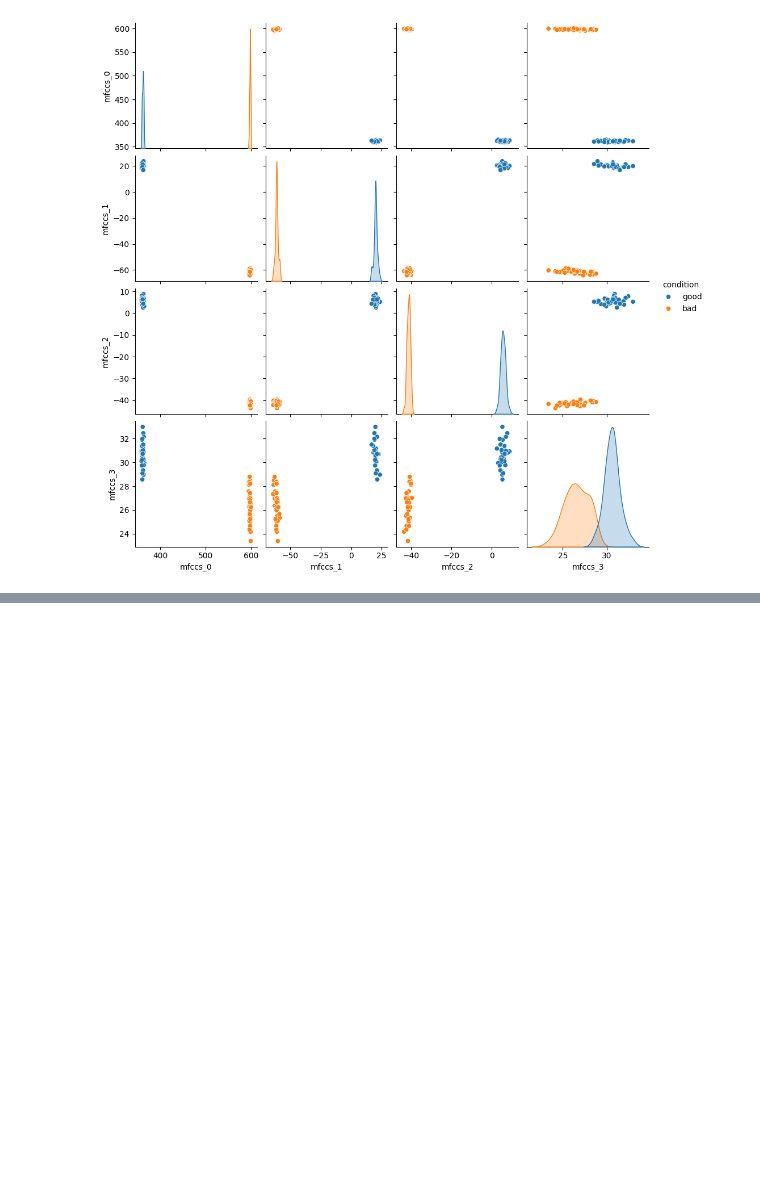
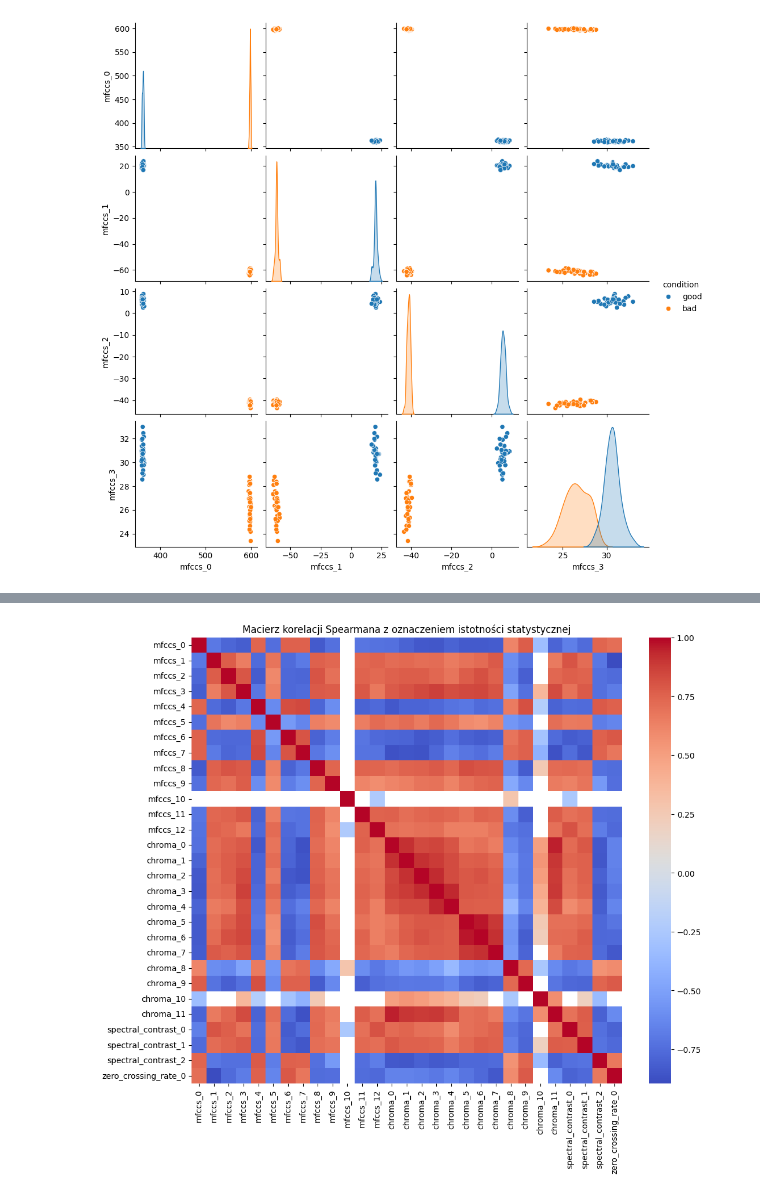
Before and after one commit to Mikaelow/Praca-inzynierska, a Jupyter notebook: lozyska.ipynb, the cells around one changed output, grey strips where cells are left out. Saved outputs shown, nothing was run; the diff lists cells and outputs as text; code cells hidden in the pictures; blank space fills up the shorter version.

```diff
--- a/lozyska.ipynb
+++ b/lozyska.ipynb
@@ -145,0 +152,34 @@ See the caveats in the documentation: https://pandas.pydata.org/pandas-docs/stab
+# %%
+import scipy.stats
+
+# Usunięcie kolumny 'condition' z DataFrame
+numeric_features = numeric_df_features.drop('condition', axis=1)
+
+# Obliczenie macierzy korelacji Spearmana
+correlation_matrix = numeric_features.corr(method='spearman')
+
+# Inicjalizacja DataFrame do przechowywania wartości p
+p_values = pd.DataFrame(index=numeric_features.columns, columns=numeric_features.columns)
+
+# Obliczanie wartości p dla każdej pary kolumn
+for col1 in numeric_features.columns:
+    for col2 in numeric_features.columns:
+        if col1 != col2:
+            _, p = scipy.stats.spearmanr(numeric_features[col1], numeric_features[col2])
+            p_values.at[col1, col2] = p
+        else:
+            p_values.at[col1, col2] = np.nan
+
+# Ustawienie progu istotności statystycznej
+p_value_threshold = 0.05
+
+# Tworzenie maski dla wartości p
+mask = p_values.applymap(lambda x: x > p_value_threshold if pd.notnull(x) else False)
+
+# Wyrysowanie macierzy korelacji z maską
+plt.figure(figsize=(12, 10))
+sns.heatmap(correlation_matrix, annot=False, cmap='coolwarm', mask=mask)
+plt.title('Macierz korelacji Spearmana z oznaczeniem istotności statystycznej')
+plt.show()
+# %% [output]
+[figure, added]
```
Also changed, not shown: parts of 11 cells of this notebook.
